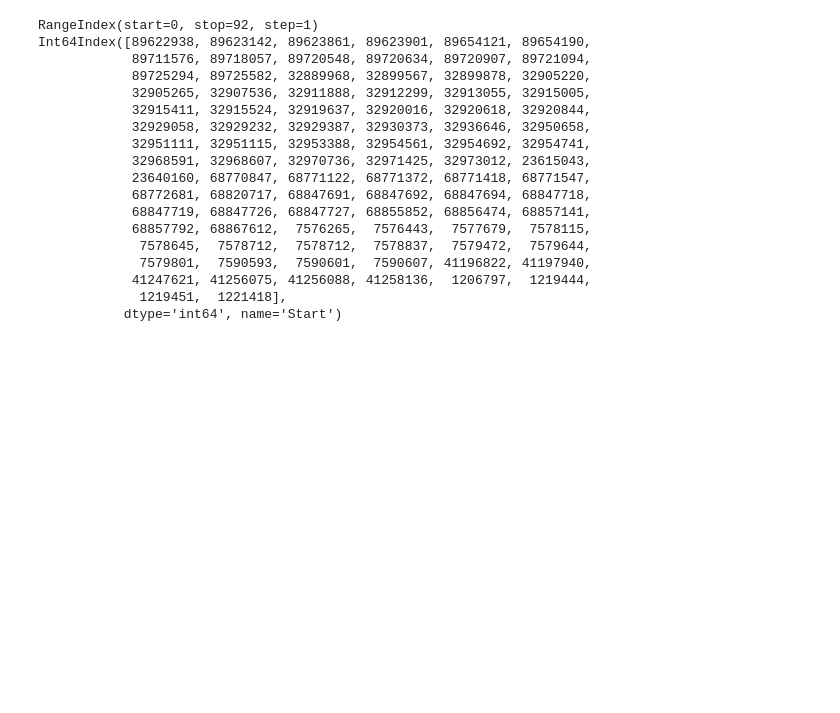
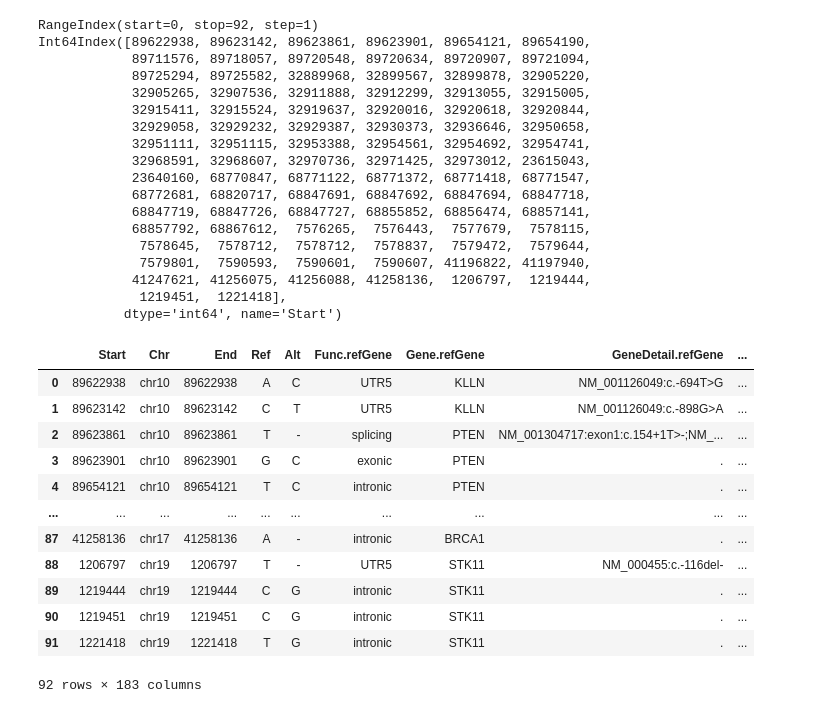
Before and after one commit to genomika/pandas-workshop, a Jupyter notebook: workshop-python_pandas_gnmk.ipynb, the cells around one changed output. Drawn from its saved outputs; the diff is of its cells as text; code cells hidden in the pictures; blank space fills up the shorter version.

```diff
--- a/workshop-python_pandas_gnmk.ipynb
+++ b/workshop-python_pandas_gnmk.ipynb
@@ -676,3 +676,20 @@ Int64Index([89622938, 89623142, 89623861, 89623901, 89654121, 89654190,
             41247621, 41256075, 41256088, 41258136,  1206797,  1219444,
              1219451,  1221418],
            dtype='int64', name='Start')
+# %%
+# Resetando o index
+ex.reset_index()
+# %% [output]
+|  | Start | Chr | End | Ref | Alt | Func.refGene | Gene.refGene | GeneDetail.refGene | ... |
+| 0 | 89622938 | chr10 | 89622938 | A | C | UTR5 | KLLN | NM_001126049:c.-694T>G | ... |
+| 1 | 89623142 | chr10 | 89623142 | C | T | UTR5 | KLLN | NM_001126049:c.-898G>A | ... |
+| 2 | 89623861 | chr10 | 89623861 | T | - | splicing | PTEN | NM_001304717:exon1:c.154+1T>-;NM_... | ... |
+| 3 | 89623901 | chr10 | 89623901 | G | C | exonic | PTEN | . | ... |
+| 4 | 89654121 | chr10 | 89654121 | T | C | intronic | PTEN | . | ... |
+| ... | ... | ... | ... | ... | ... | ... | ... | ... | ... |
+| 87 | 41258136 | chr17 | 41258136 | A | - | intronic | BRCA1 | . | ... |
+| 88 | 1206797 | chr19 | 1206797 | T | - | UTR5 | STK11 | NM_000455:c.-116del- | ... |
+| 89 | 1219444 | chr19 | 1219444 | C | G | intronic | STK11 | . | ... |
+| 90 | 1219451 | chr19 | 1219451 | C | G | intronic | STK11 | . | ... |
+| 91 | 1221418 | chr19 | 1221418 | T | G | intronic | STK11 | . | ... |
+92 rows × 183 columns
```
Also changed, not shown: parts of 4 cells of this notebook, 1 other file.
